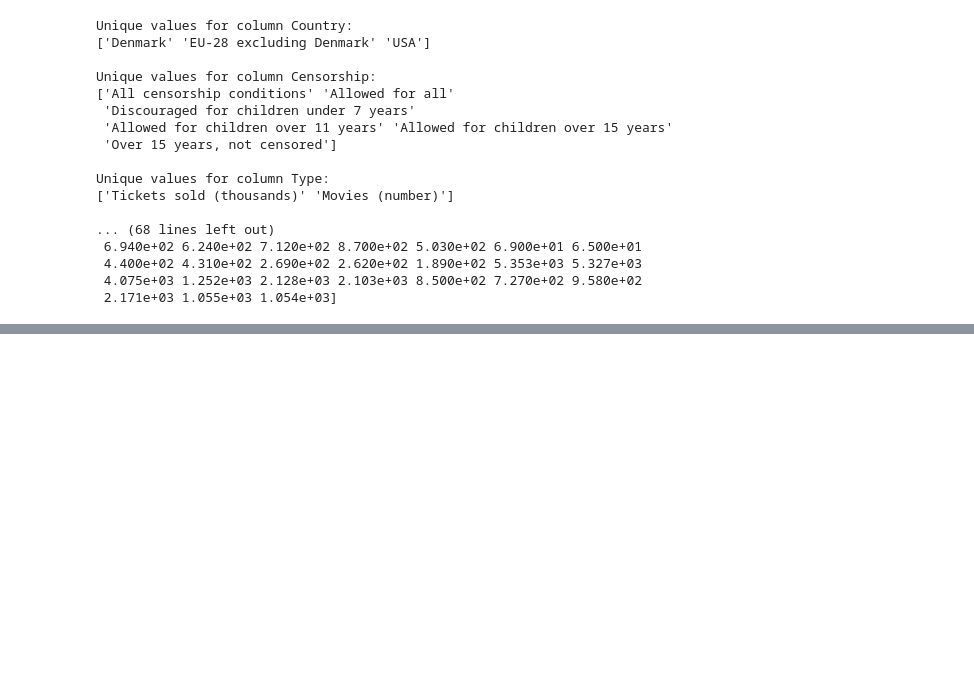
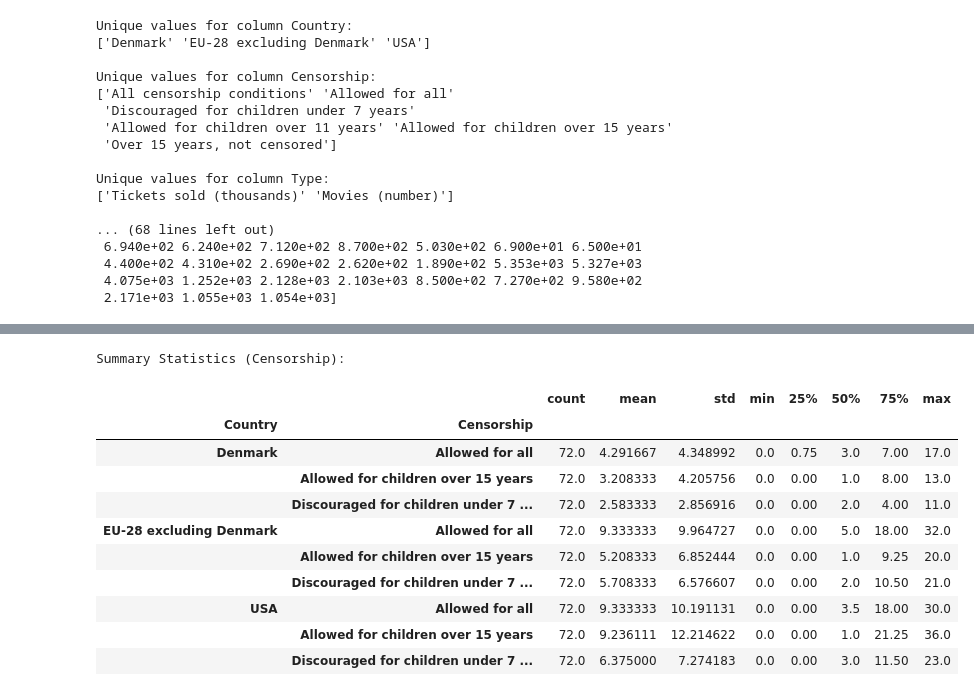
Before and after one commit to NumEconCopenhagen/projects-2024-anna-signe-og-klara, a Jupyter notebook: dataproject/dataproject2.ipynb, the cells around one changed output, grey strips where cells are left out. Drawn from its saved outputs; the diff is of its cells as text; code cells hidden in the pictures; blank space fills up the shorter version.

```diff
--- a/dataproject/dataproject2.ipynb
+++ b/dataproject/dataproject2.ipynb
@@ -55,0 +81,23 @@ Unique values for column Type:
+# %%
+# Filter and group censorship data
+selected_countries_censorship = ['Denmark', 'USA', 'EU-28 excluding Denmark']
+selected_censorship_censorship = ['Allowed for all', 'Discouraged for children under 7 years', 'Allowed for children over 15 years']
+selected_type_censorship = ['Movies (number)']
+selected_cinema_movies_censorship = 'Feature films and documentaries, all target groups'
+
+dp.filter_and_group_data_censorship(selected_countries_censorship, selected_censorship_censorship, selected_type_censorship)
+dp.compute_summary_stats_censorship()
+dp.print_summary_stats_censorship()
+# %% [output]
+Summary Statistics (Censorship):
+|  |  | count | mean | std | min | 25% | 50% | 75% | max |
+| Country | Censorship |  |  |  |  |  |  |  |  |
+| Denmark | Allowed for all | 72.0 | 4.291667 | 4.348992 | 0.0 | 0.75 | 3.0 | 7.00 | 17.0 |
+|  | Allowed for children over 15 years | 72.0 | 3.208333 | 4.205756 | 0.0 | 0.00 | 1.0 | 8.00 | 13.0 |
+|  | Discouraged for children under 7 ... | 72.0 | 2.583333 | 2.856916 | 0.0 | 0.00 | 2.0 | 4.00 | 11.0 |
+| EU-28 excluding Denmark | Allowed for all | 72.0 | 9.333333 | 9.964727 | 0.0 | 0.00 | 5.0 | 18.00 | 32.0 |
+|  | Allowed for children over 15 years | 72.0 | 5.208333 | 6.852444 | 0.0 | 0.00 | 1.0 | 9.25 | 20.0 |
+|  | Discouraged for children under 7 ... | 72.0 | 5.708333 | 6.576607 | 0.0 | 0.00 | 2.0 | 10.50 | 21.0 |
+| USA | Allowed for all | 72.0 | 9.333333 | 10.191131 | 0.0 | 0.00 | 3.5 | 18.00 | 30.0 |
+|  | Allowed for children over 15 years | 72.0 | 9.236111 | 12.214622 | 0.0 | 0.00 | 1.0 | 21.25 | 36.0 |
+|  | Discouraged for children under 7 ... | 72.0 | 6.375000 | 7.274183 | 0.0 | 0.00 | 3.0 | 11.50 | 23.0 |
```
Also changed, not shown: parts of 3 cells of this notebook, 1 other file.
